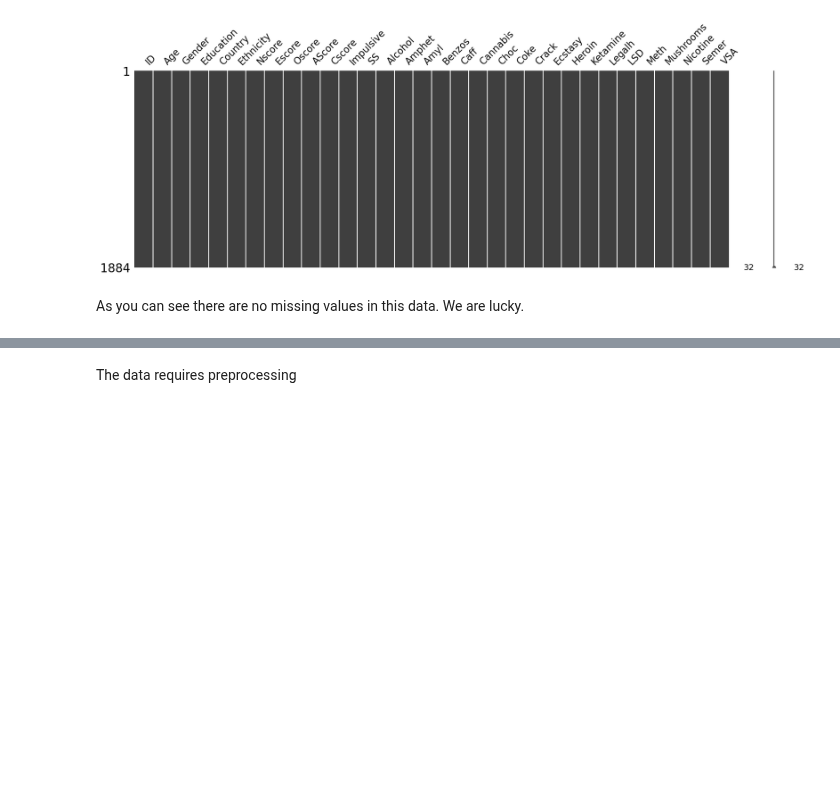
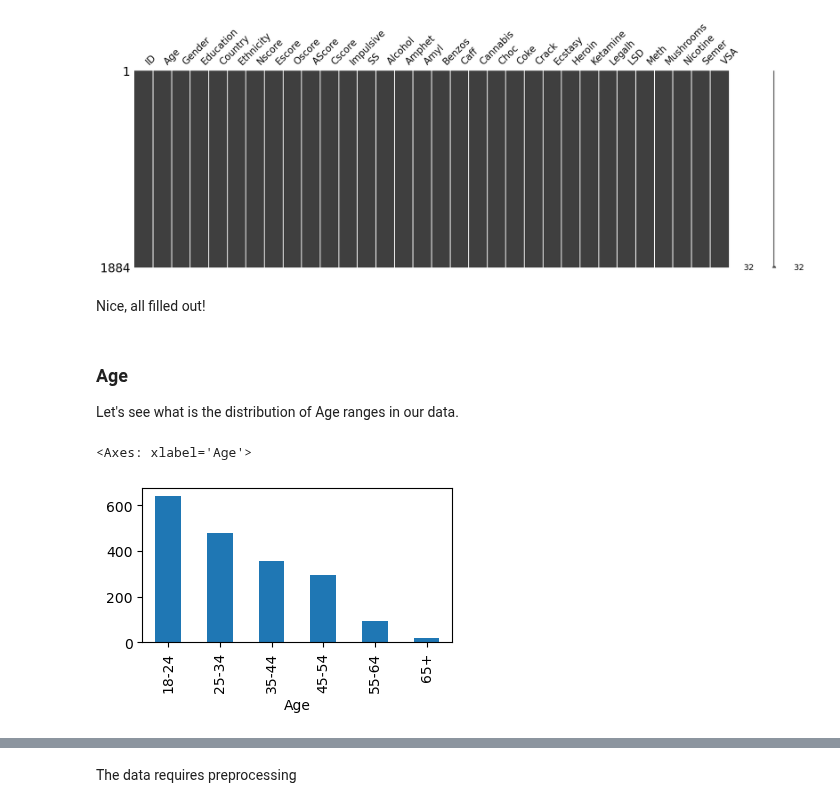
Before and after one commit to maksio420/ML, a Jupyter notebook: 7-final-drugs-anal/7. Final Group Project.ipynb, the cells around one changed output, grey strips where cells are left out. Drawn from its saved outputs; the diff is of its cells as text; code cells hidden in the pictures; blank space fills up the shorter version.

Commit message:
improved intro, added exploration of features from Age to Country

```diff
--- a/7-final-drugs-anal/7. Final Group Project.ipynb
+++ b/7-final-drugs-anal/7. Final Group Project.ipynb
@@ -189,5 +241,16 @@ mno.matrix(dataRaw, figsize = (20, 6))
 # %% [output]
 <Axes: >
 [figure]
-# %% [markdown]
-As you can see there are no missing values in this data. We are lucky.
+# %% [markdown]
+Nice, all filled out!
+# %% [markdown]
+### Age
+Let's see what is the distribution of Age ranges in our data.
+# %%
+just_ages = dataRaw['Age']
+
+plt.figure(figsize=(4,2))
+just_ages.value_counts().plot(kind='bar')
+# %% [output]
+<Axes: xlabel='Age'>
+[figure, added]
```
Also changed, not shown: parts of 28 cells of this notebook.
